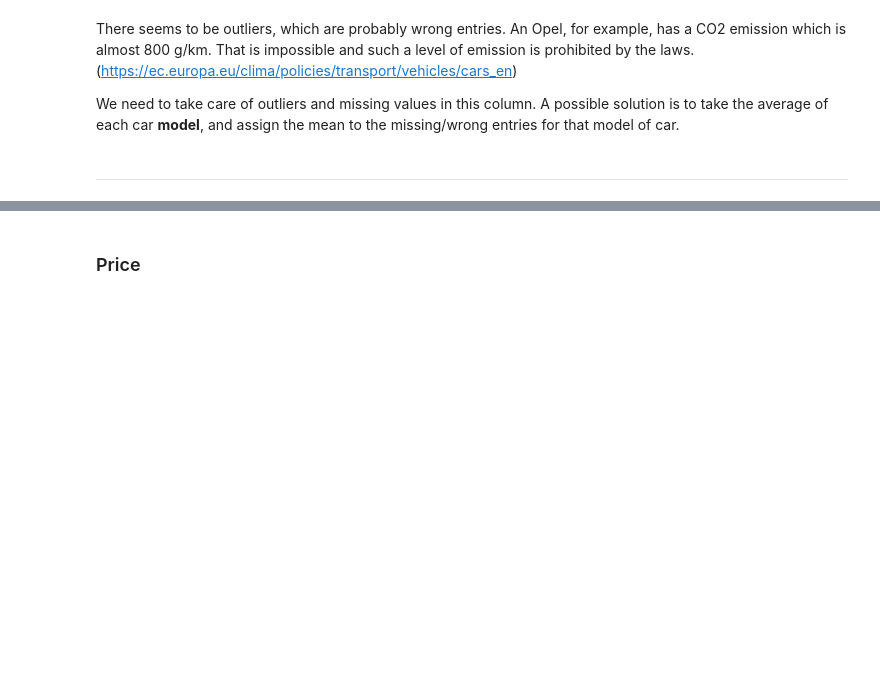
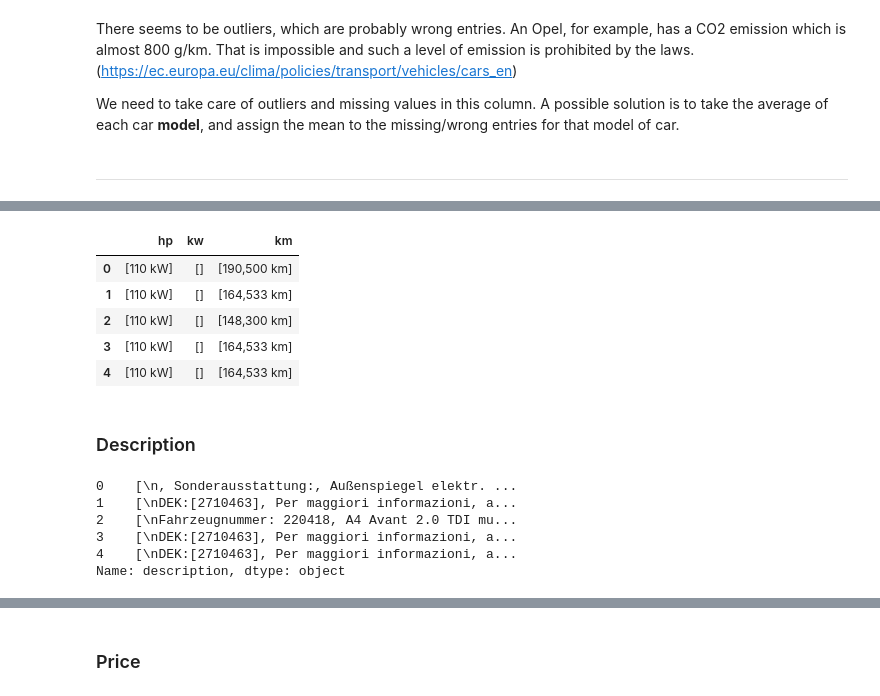
Before and after one commit to kaymal/price-prediction, a Jupyter notebook: trgt/data-cleansing/t-data-cleansing.ipynb, the cells around one changed output, grey strips where cells are left out. Cells and saved outputs as stored; diff of their text form; code cells hidden in the pictures; blank space fills up the shorter version.

```diff
--- a/trgt/data-cleansing/t-data-cleansing.ipynb
+++ b/trgt/data-cleansing/t-data-cleansing.ipynb
@@ -856,0 +1137,20 @@ We need to take care of outliers and missing values in this column. A possible s
+# %%
+df[["hp", 'kw', 'km']].head()
+# %% [output]
+|  | hp | kw | km |
+| 0 | [110 kW] | [] | [190,500 km] |
+| 1 | [110 kW] | [] | [164,533 km] |
+| 2 | [110 kW] | [] | [148,300 km] |
+| 3 | [110 kW] | [] | [164,533 km] |
+| 4 | [110 kW] | [] | [164,533 km] |
+# %% [markdown]
+### Description
+# %%
+df.description.head()
+# %% [output]
+0    [\n, Sonderausstattung:, Außenspiegel elektr. ...
+1    [\nDEK:[2710463], Per maggiori informazioni, a...
+2    [\nFahrzeugnummer: 220418, A4 Avant 2.0 TDI mu...
+3    [\nDEK:[2710463], Per maggiori informazioni, a...
+4    [\nDEK:[2710463], Per maggiori informazioni, a...
+Name: description, dtype: object
```
Also changed, not shown: parts of 47 cells of this notebook.
